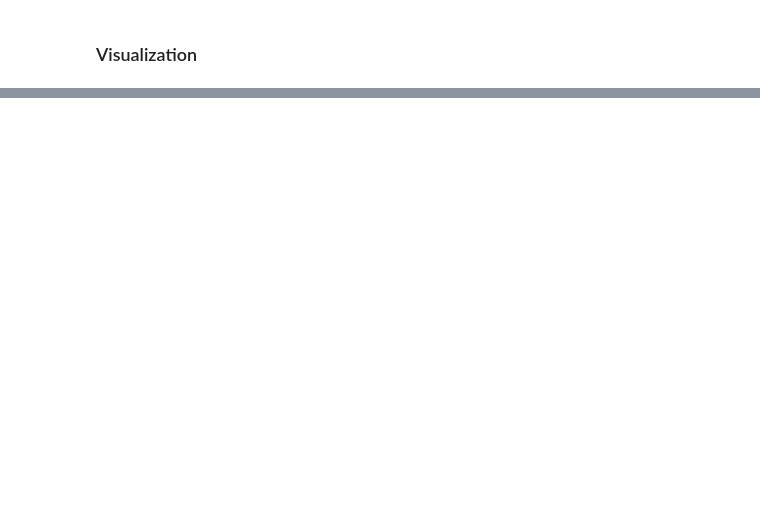
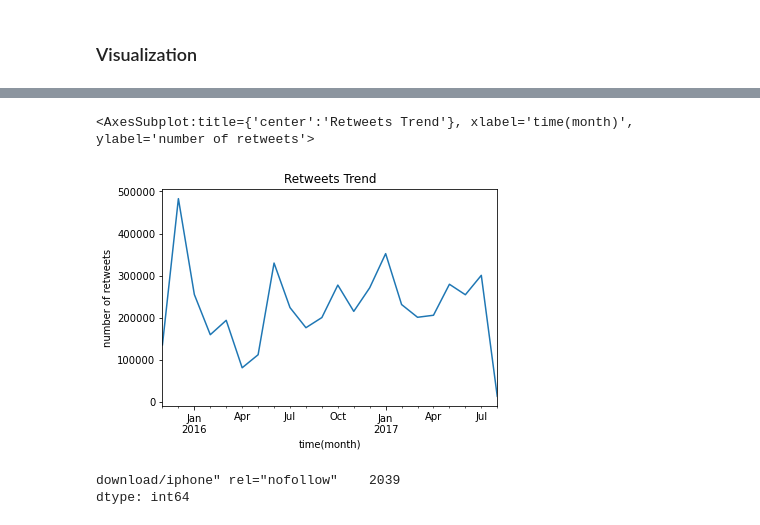
Before and after one commit to ardeshirsaadat/project3_wrangle_and_analyze_data, a Jupyter notebook: wrangle_act.ipynb, the cells around one changed output, grey strips where cells are left out. Saved outputs shown, nothing was run; the diff lists cells and outputs as text; code cells hidden in the pictures; blank space fills up the shorter version.

```diff
--- a/wrangle_act.ipynb
+++ b/wrangle_act.ipynb
@@ -489,0 +540,10 @@ In this section, analyze and visualize your wrangled data. You must produce at l
+# %%
+twitter_master_df.resample('M',on=' created_at')[' retweet_count'].sum().plot(title="Retweets Trend",xlabel="time(month)",ylabel="number of retweets")
+# %% [output]
+<AxesSubplot:title={'center':'Retweets Trend'}, xlabel='time(month)', ylabel='number of retweets'>
+[figure, added]
+# %%
+twitter_master_df.source.str.extract(r'(download/.+")').value_counts()
+# %% [output]
+download/iphone" rel="nofollow"    2039
+dtype: int64
```
Also changed, not shown: parts of 6 cells of this notebook, 2 other files.
